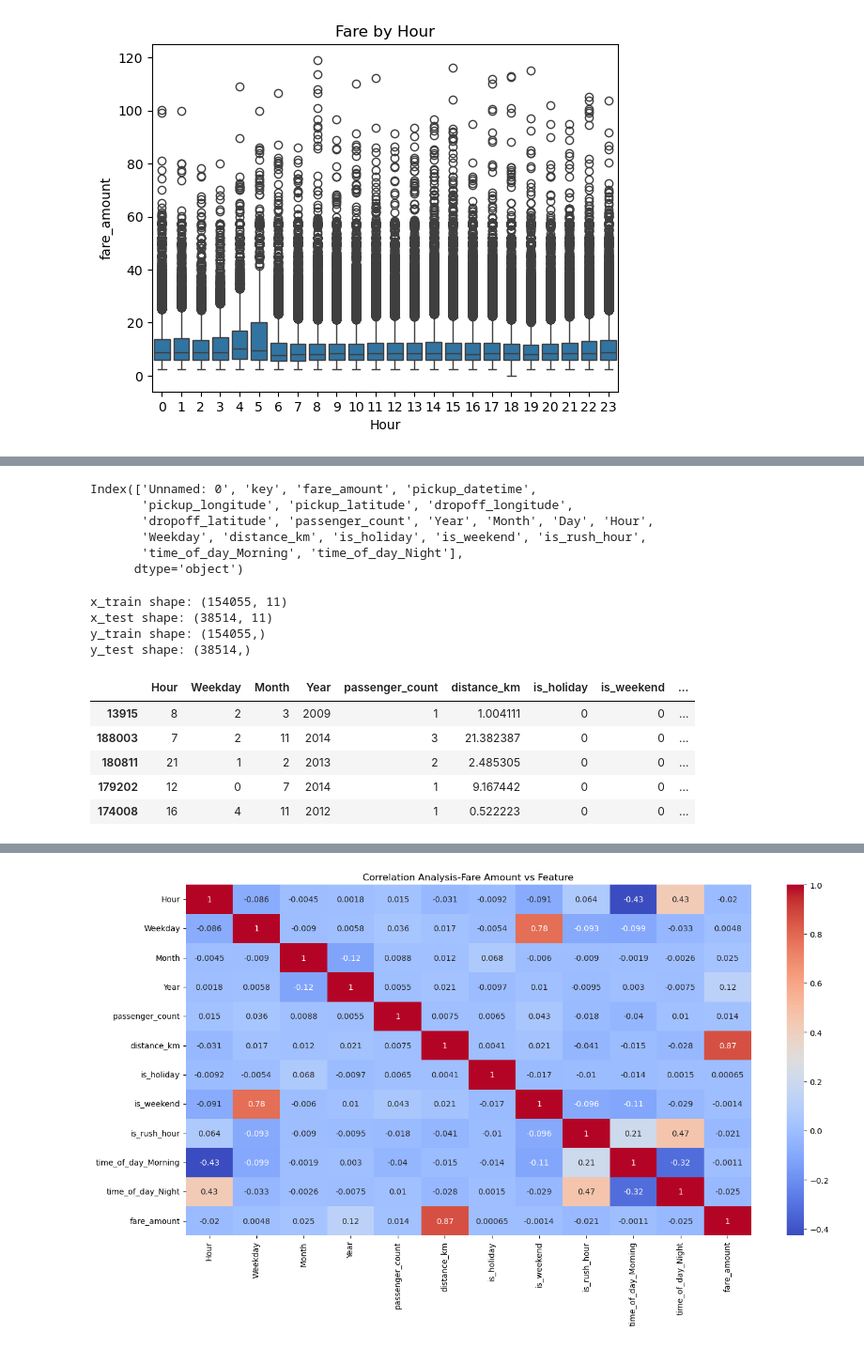
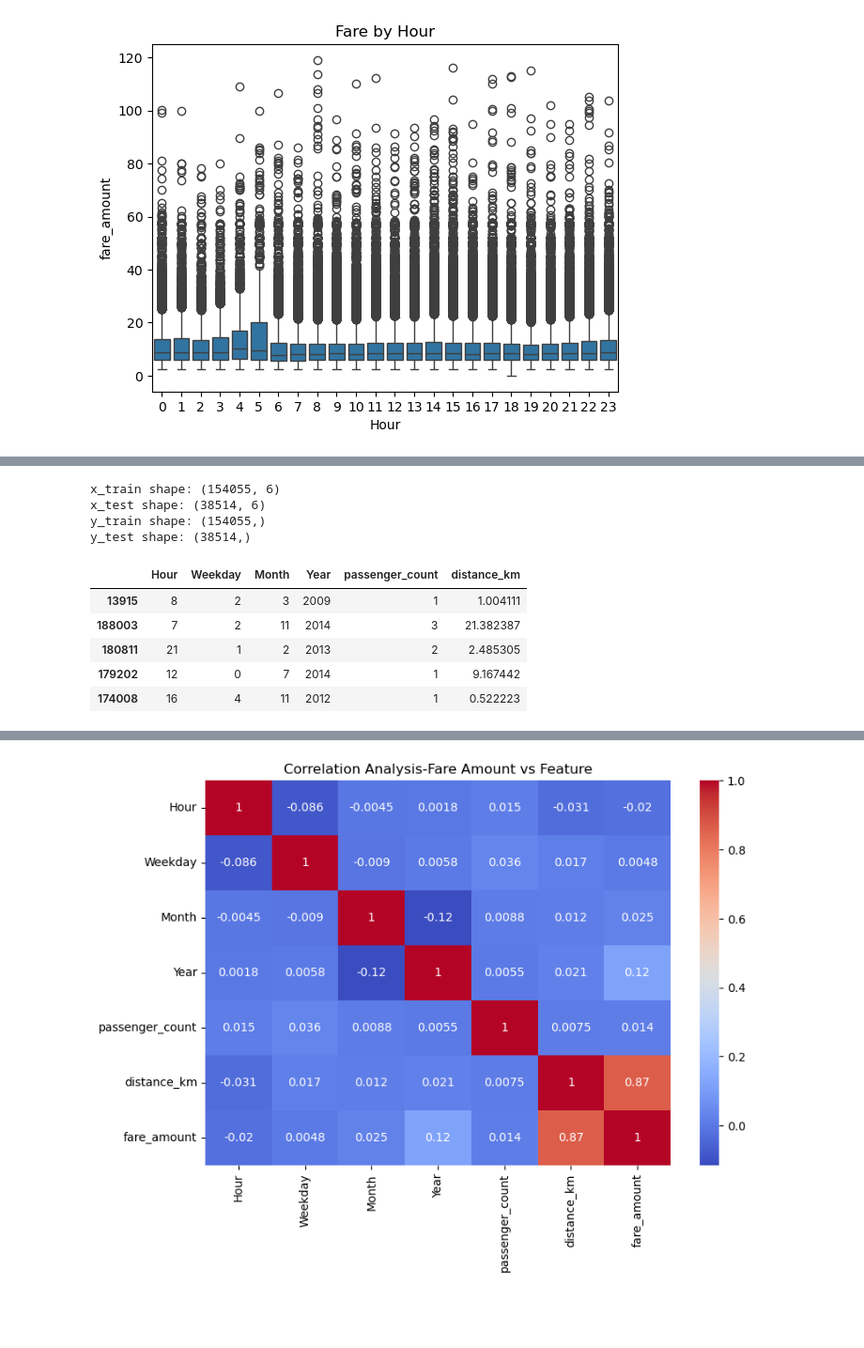
Before and after one commit to yogitkalidindi2009-ux/Fare-Prediction-Using-Regression-Analysis, a Jupyter notebook: Mentormindproject_Yogit.ipynb, the cells around one changed output, grey strips where cells are left out. Shown at 94% size. Drawn from its saved outputs; the diff is of its cells as text; code cells hidden in the pictures; blank space fills up the shorter version.

```diff
--- a/Mentormindproject_Yogit.ipynb
+++ b/Mentormindproject_Yogit.ipynb
@@ -127,24 +126,3 @@ df.describe()
 | 50% | 2.774892e+07 | 8.500000 | -73.982142 | 40.753318 | -73.980587 | 40.753767 | ... |
 | 75% | 4.153738e+07 | 12.500000 | -73.968538 | 40.767553 | -73.965627 | 40.768333 | ... |
 | max | 5.542357e+07 | 119.000000 | -71.896038 | 42.478467 | -71.836652 | 42.464187 | ... |
-# %%
-#Add holiday, time-of-day, weekend, and rush-hour features
-def is_holiday_sample(date):
-    month_day=(date.month,date.day)
-    fixed_holidays=[(1,1),(7,4),(12,25),(12,31),(11,11)]
-    return 1 if month_day in fixed_holidays else 0
-df['is_holiday']=df['pickup_datetime'].apply(is_holiday_sample)
-
-def get_time_of_day(hour):
-    if 5<= hour < 12:
-        return 'Morning'
-    elif 12 <= hour < 17:
-        return 'Afternoon'
-    elif 17 <= hour <21:
-        return 'Night'
-df['time_of_day'] = df['Hour'].apply(get_time_of_day)
-
-df['is_weekend'] = df['Weekday'].isin([5,6]).astype(int)
-df['is_rush_hour'] = df['Hour'].isin([7,8,9,16,17,18,19]).astype(int)
-#Check the new columns
-df[['is_holiday','time_of_day','is_weekend','is_rush_hour']].head()
@@ -252,18 +176,8 @@ Name: fare_amount, dtype: float64
-# %%
-df_encoded=pd.get_dummies(df,columns=['time_of_day'],drop_first=True)
-df_encoded.columns
-# %% [output]
-Index(['Unnamed: 0', 'key', 'fare_amount', 'pickup_datetime',
-       'pickup_longitude', 'pickup_latitude', 'dropoff_longitude',
-       'dropoff_latitude', 'passenger_count', 'Year', 'Month', 'Day', 'Hour',
-       'Weekday', 'distance_km', 'is_holiday', 'is_weekend', 'is_rush_hour',
-       'time_of_day_Morning', 'time_of_day_Night'],
-      dtype='object')
 # %%
 #Model Preparation:defining the feature set (inputs) and target variable(output) for the model
-data=['Hour','Weekday','Month','Year','passenger_count','distance_km','is_holiday','is_weekend','is_rush_hour','time_of_day_Morning','time_of_day_Night']
-x=df_encoded[data]
-y=df_encoded['fare_amount']
+data=['Hour','Weekday','Month','Year','passenger_count','distance_km']
+x=df[data]
+y=df['fare_amount']
 # %%
 #Splitting the dataset:dividing data into training and testing sets to allow honest evaluation
 from sklearn.model_selection import train_test_split
@@ -273,20 +187,20 @@ print('x_test shape:',x_test.shape)
 print('y_train shape:',y_train.shape)
 print('y_test shape:',y_test.shape)
 # %% [output]
-x_train shape: (154055, 11)
-x_test shape: (38514, 11)
+x_train shape: (154055, 6)
+x_test shape: (38514, 6)
 y_train shape: (154055,)
 y_test shape: (38514,)
 # %%
 #Verifying the training feature set looks correct before proceeding to scaling and modeling
 x_train.head()
 # %% [output]
-|  | Hour | Weekday | Month | Year | passenger_count | distance_km | is_holiday | is_weekend | ... |
-| 13915 | 8 | 2 | 3 | 2009 | 1 | 1.004111 | 0 | 0 | ... |
-| 188003 | 7 | 2 | 11 | 2014 | 3 | 21.382387 | 0 | 0 | ... |
-| 180811 | 21 | 1 | 2 | 2013 | 2 | 2.485305 | 0 | 0 | ... |
-| 179202 | 12 | 0 | 7 | 2014 | 1 | 9.167442 | 0 | 0 | ... |
-| 174008 | 16 | 4 | 11 | 2012 | 1 | 0.522223 | 0 | 0 | ... |
+|  | Hour | Weekday | Month | Year | passenger_count | distance_km |
+| 13915 | 8 | 2 | 3 | 2009 | 1 | 1.004111 |
+| 188003 | 7 | 2 | 11 | 2014 | 3 | 21.382387 |
+| 180811 | 21 | 1 | 2 | 2013 | 2 | 2.485305 |
+| 179202 | 12 | 0 | 7 | 2014 | 1 | 9.167442 |
+| 174008 | 16 | 4 | 11 | 2012 | 1 | 0.522223 |
 # %%
 #Data scaling:standardizing feature values so no single feature dominates the model's training process due to differences in raw units
 from sklearn.preprocessing import StandardScaler
@@ -296,9 +210,9 @@ x_test_scaled=scaler.transform(x_test)
 # %%
 #Correlation analysis:quantifying the linear relationship,as well as between features themselves,to support feature selection decisions with data rather than assumption alone
 col=data+['fare_amount']
-correlation=df_encoded[col].corr()
+correlation=df[col].corr()
 print(correlation['fare_amount'].sort_values(ascending=False))
-plt.figure(figsize=(16,8))
+plt.figure(figsize=(9,6))
 sns.heatmap(correlation,annot=True,cmap='coolwarm')
 plt.title('Correlation Analysis-Fare Amount vs Feature')
 plt.show()
@@ -318,2 +227,2 @@ time_of_day_Night     -0.025474
 Name: fare_amount, dtype: float64
-[figure, old version]
+[figure, new version]
```
Also changed, not shown: parts of 6 cells of this notebook.
